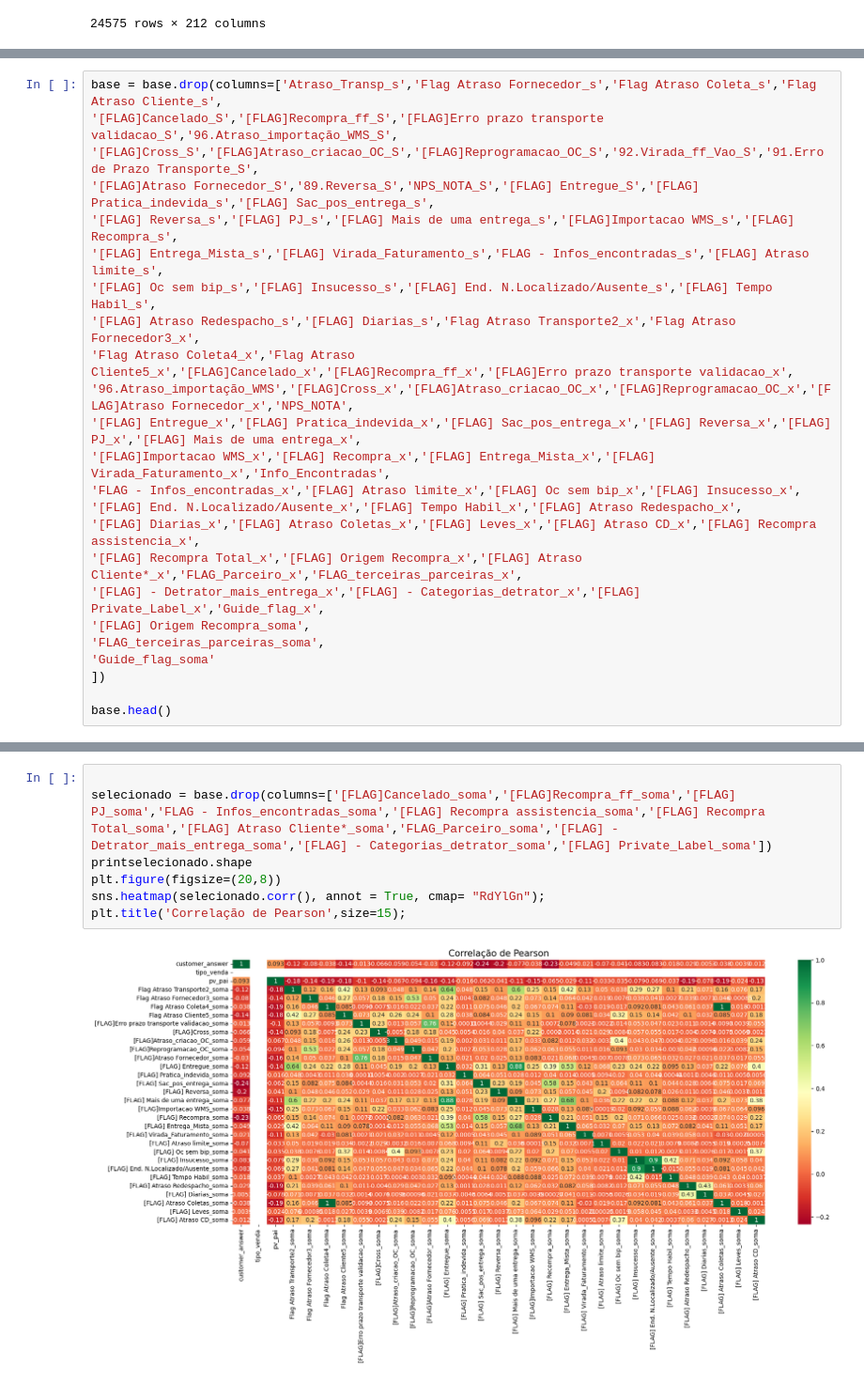
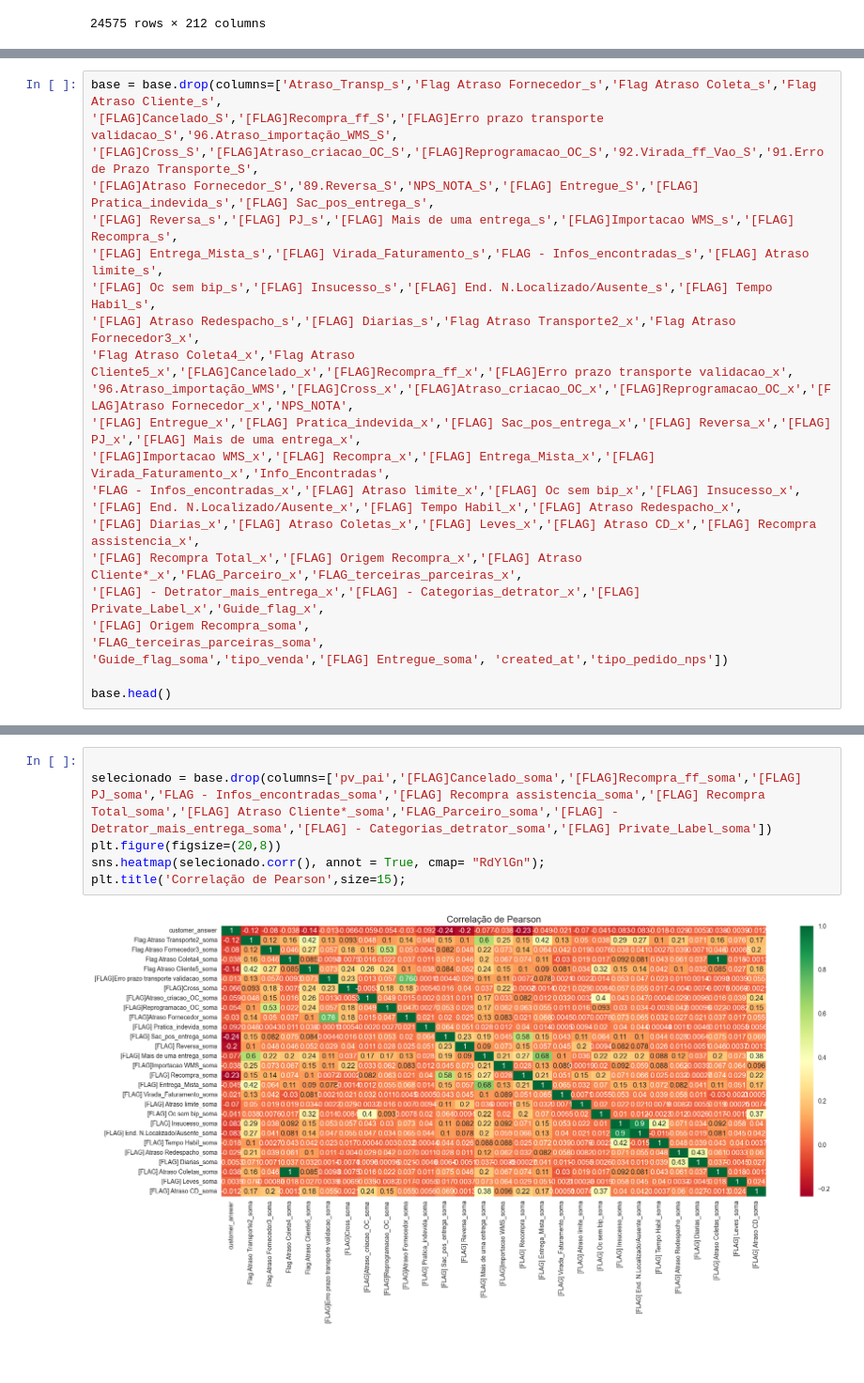
Before and after one commit to mvvilasboas/NPS_Bulky, a Jupyter notebook: analise_corr_outro.ipynb, the cells around one changed output, grey strips where cells are left out. Shown at 94% size. Saved outputs shown, nothing was run; the diff lists cells and outputs as text; blank space fills up the shorter version.

```diff
--- a/analise_corr_outro.ipynb
+++ b/analise_corr_outro.ipynb
@@ -178,8 +163,7 @@ base = base.drop(columns=['Atraso_Transp_s','Flag Atraso Fornecedor_s','Flag Atr
 '[FLAG] - Detrator_mais_entrega_x','[FLAG] - Categorias_detrator_x','[FLAG] Private_Label_x','Guide_flag_x',
 '[FLAG] Origem Recompra_soma',
 'FLAG_terceiras_parceiras_soma',
-'Guide_flag_soma'
-])
+'Guide_flag_soma','tipo_venda','[FLAG] Entregue_soma', 'created_at','tipo_pedido_nps'])
 
 base.head()
 # %% [output]
@@ -193,9 +176,8 @@ base.head()
 # %%
 
-selecionado = base.drop(columns=['[FLAG]Cancelado_soma','[FLAG]Recompra_ff_soma','[FLAG] PJ_soma','FLAG - Infos_encontradas_soma','[FLAG] Recompra assistencia_soma','[FLAG] Recompra Total_soma','[FLAG] Atraso Cliente*_soma','FLAG_Parceiro_soma','[FLAG] - Detrator_mais_entrega_soma','[FLAG] - Categorias_detrator_soma','[FLAG] Private_Label_soma'])
-printselecionado.shape
+selecionado = base.drop(columns=['pv_pai','[FLAG]Cancelado_soma','[FLAG]Recompra_ff_soma','[FLAG] PJ_soma','FLAG - Infos_encontradas_soma','[FLAG] Recompra assistencia_soma','[FLAG] Recompra Total_soma','[FLAG] Atraso Cliente*_soma','FLAG_Parceiro_soma','[FLAG] - Detrator_mais_entrega_soma','[FLAG] - Categorias_detrator_soma','[FLAG] Private_Label_soma'])
 plt.figure(figsize=(20,8))
 sns.heatmap(selecionado.corr(), annot = True, cmap= "RdYlGn");
 plt.title('Correlação de Pearson',size=15);
 # %% [output]
-[figure, old version]
+[figure, new version]
```
Also changed, not shown: parts of 10 cells of this notebook.
